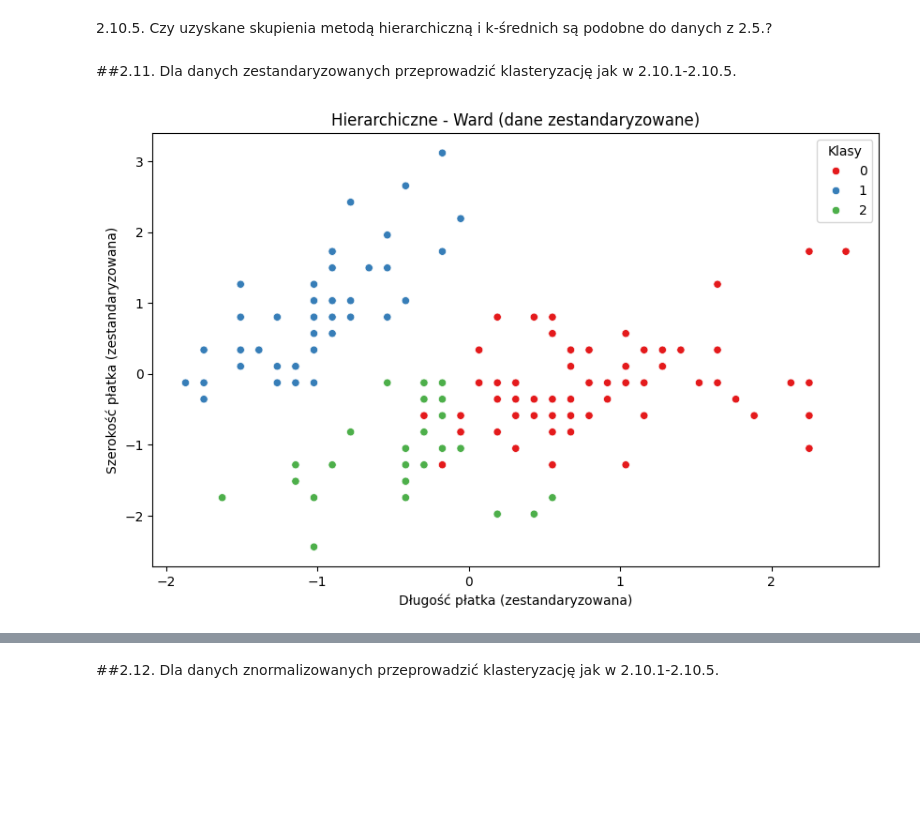
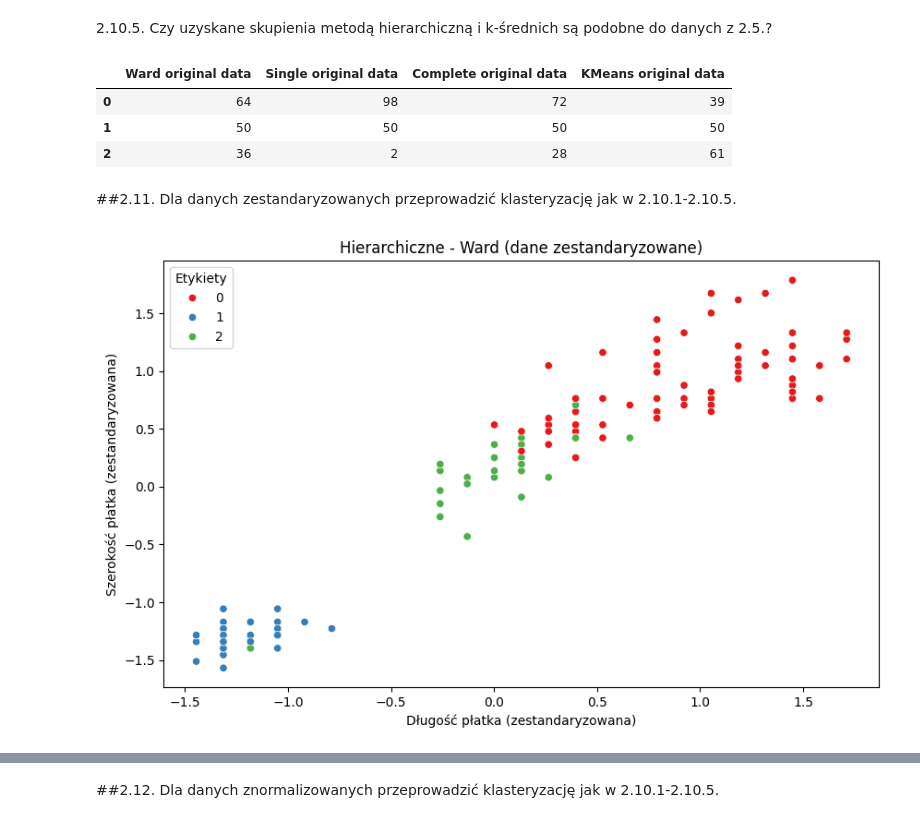
Before and after one commit to HubertGlab/Maszynowa_analiza_danych, a Jupyter notebook: Lab4.ipynb, the cells around one changed output, grey strips where cells are left out. Saved outputs shown, nothing was run; the diff lists cells and outputs as text; code cells hidden in the pictures; blank space fills up the shorter version.

```diff
--- a/Lab4.ipynb
+++ b/Lab4.ipynb
@@ -215,7 +225,8 @@ df_iris = df.drop(columns=['species'])
 zestandaryzowane.
 # %%
 scaler = StandardScaler()
-df_iris_std = scaler.fit_transform(df_iris)
+iris_std = scaler.fit_transform(df_iris)
+# iris_std
 # %% [markdown]
 2.8. Przygotowanie nowego obiekt df_iris_norm (z punktu 2.6), gdzie dane wejściowe będą
 znormalizowane w zakresie [0,1].
@@ -237,8 +249,9 @@ plt.show()
 # %% [markdown]
 b. dane zestandaryzowane (punkt 2.7),
 # %%
+df_iris_std = pd.DataFrame(iris_std, columns=df_iris.columns)
 plt.figure(figsize=(10, 6))
-sns.heatmap(pd.DataFrame(df_iris_std, columns=df_iris.columns).corr(), annot=True, fmt='.2f', cmap='coolwarm', square=True)
+sns.heatmap(df_iris_std.corr(), annot=True, cmap='coolwarm', square=True)
 plt.title('Mapa korelacji dla danych zestandaryzowanych')
 plt.show()
 # %% [output]
@@ -384,17 +397,24 @@ plt.show()
 # %% [markdown]
 2.10.5. Czy uzyskane skupienia metodą hierarchiczną i k-średnich są podobne do danych z 2.5.?
+# %%
+df_summary
+# %% [output]
+|  | Ward original data | Single original data | Complete original data | KMeans original data |
+| 0 | 64 | 98 | 72 | 39 |
+| 1 | 50 | 50 | 50 | 50 |
+| 2 | 36 | 2 | 28 | 61 |
 # %% [markdown]
 ##2.11. Dla danych zestandaryzowanych przeprowadzić klasteryzację jak w 2.10.1-2.10.5.
 # %%
 ward_cluster_std = AgglomerativeClustering(n_clusters=3, linkage='ward')
 labels_ward_std = ward_cluster_std.fit_predict(df_iris_std)
 
 plt.figure(figsize=(10, 6))
-sns.scatterplot(x=df_iris_std[:, 0], y=df_iris_std[:, 1], hue=labels_ward_std, palette='Set1')
+sns.scatterplot(data=df_iris_std, x='petal_width', y='petal_length', hue=labels_ward_std, palette='Set1')
 plt.xlabel('Długość płatka (zestandaryzowana)')
 plt.ylabel('Szerokość płatka (zestandaryzowana)')
 plt.title('Hierarchiczne - Ward (dane zestandaryzowane)')
-plt.legend(title='Klasy', loc='best')
+plt.legend(title='Etykiety')
 plt.show()
 # %% [output]
-[figure, old version]
+[figure, new version]
```
Also changed, not shown: parts of 41 cells of this notebook.
